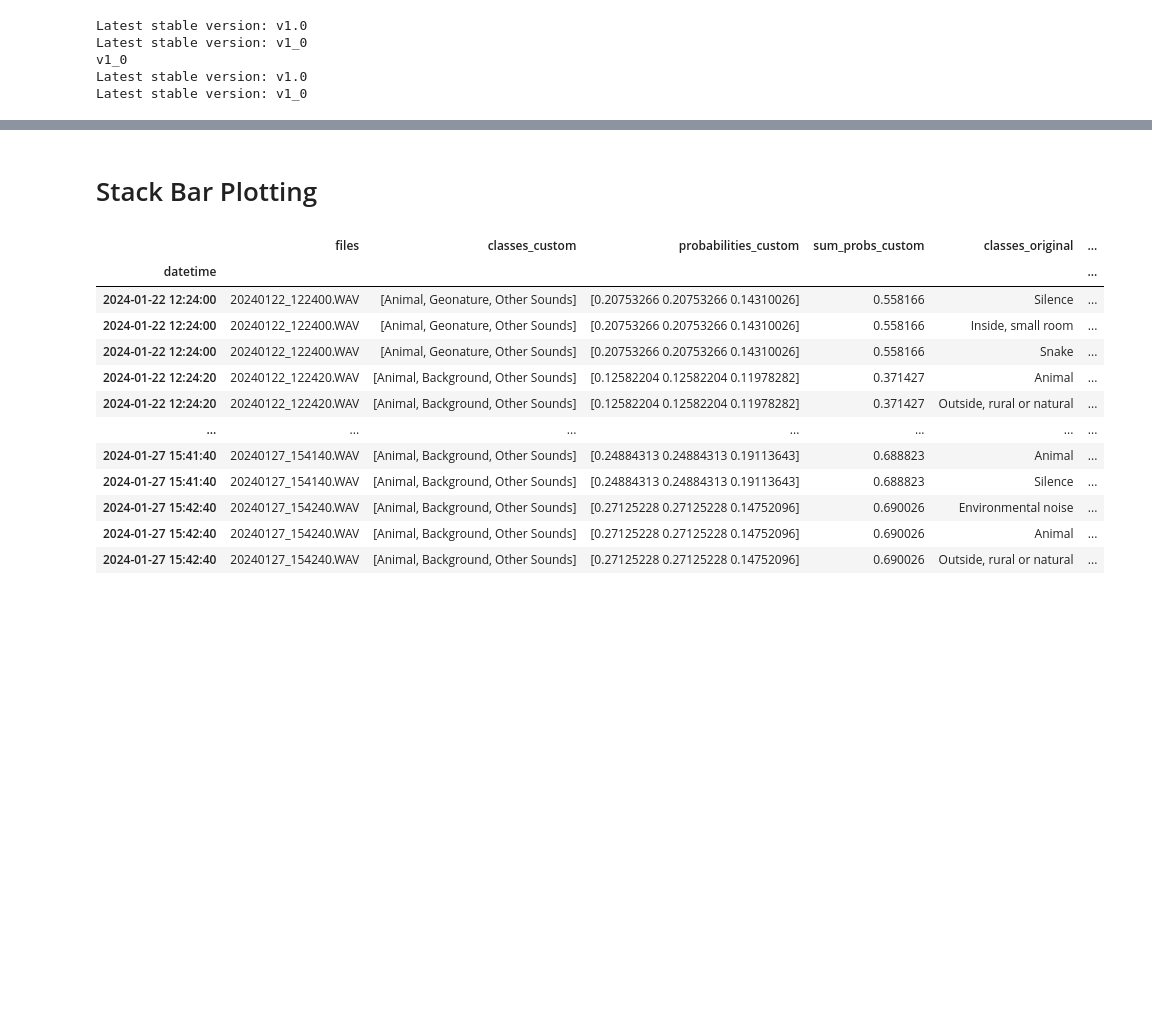
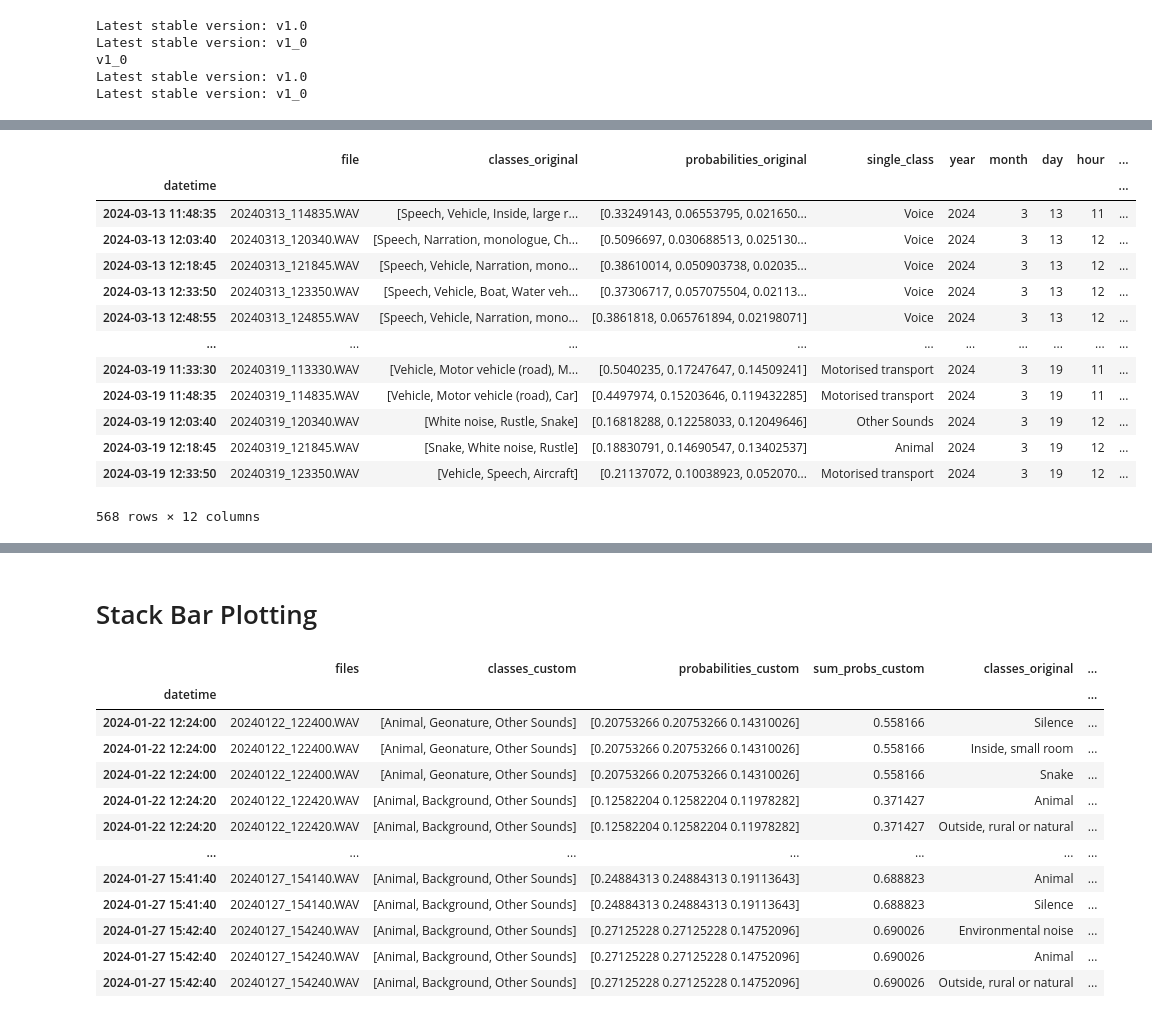
Before and after one commit to aacacustica/Audio_Processing, a Jupyter notebook: AI_Model/Urban_Model/Visualization/predictions_map.ipynb, the cells around one changed output, grey strips where cells are left out. Cells and saved outputs as stored; diff of their text form; code cells hidden in the pictures; blank space fills up the shorter version.

```diff
--- a/AI_Model/Urban_Model/Visualization/predictions_map.ipynb
+++ b/AI_Model/Urban_Model/Visualization/predictions_map.ipynb
@@ -283,3 +308,20 @@ df
+# %%
+df
+# %% [output]
+|  | file | classes_original | probabilities_original | single_class | year | month | day | hour | ... |
+| datetime |  |  |  |  |  |  |  |  | ... |
+| 2024-03-13 11:48:35 | 20240313_114835.WAV | [Speech, Vehicle, Inside, large r... | [0.33249143, 0.06553795, 0.021650... | Voice | 2024 | 3 | 13 | 11 | ... |
+| 2024-03-13 12:03:40 | 20240313_120340.WAV | [Speech, Narration, monologue, Ch... | [0.5096697, 0.030688513, 0.025130... | Voice | 2024 | 3 | 13 | 12 | ... |
+| 2024-03-13 12:18:45 | 20240313_121845.WAV | [Speech, Vehicle, Narration, mono... | [0.38610014, 0.050903738, 0.02035... | Voice | 2024 | 3 | 13 | 12 | ... |
+| 2024-03-13 12:33:50 | 20240313_123350.WAV | [Speech, Vehicle, Boat, Water veh... | [0.37306717, 0.057075504, 0.02113... | Voice | 2024 | 3 | 13 | 12 | ... |
+| 2024-03-13 12:48:55 | 20240313_124855.WAV | [Speech, Vehicle, Narration, mono... | [0.3861818, 0.065761894, 0.02198071] | Voice | 2024 | 3 | 13 | 12 | ... |
+| ... | ... | ... | ... | ... | ... | ... | ... | ... | ... |
+| 2024-03-19 11:33:30 | 20240319_113330.WAV | [Vehicle, Motor vehicle (road), M... | [0.5040235, 0.17247647, 0.14509241] | Motorised transport | 2024 | 3 | 19 | 11 | ... |
+| 2024-03-19 11:48:35 | 20240319_114835.WAV | [Vehicle, Motor vehicle (road), Car] | [0.4497974, 0.15203646, 0.119432285] | Motorised transport | 2024 | 3 | 19 | 11 | ... |
+| 2024-03-19 12:03:40 | 20240319_120340.WAV | [White noise, Rustle, Snake] | [0.16818288, 0.12258033, 0.12049646] | Other Sounds | 2024 | 3 | 19 | 12 | ... |
+| 2024-03-19 12:18:45 | 20240319_121845.WAV | [Snake, White noise, Rustle] | [0.18830791, 0.14690547, 0.13402537] | Animal | 2024 | 3 | 19 | 12 | ... |
+| 2024-03-19 12:33:50 | 20240319_123350.WAV | [Vehicle, Speech, Aircraft] | [0.21137072, 0.10038923, 0.052070... | Motorised transport | 2024 | 3 | 19 | 12 | ... |
+568 rows × 12 columns
 # %%
 df = df.sort_values(by=["year", "month", "fullday"])
 
```
Also changed, not shown: parts of 11 cells of this notebook, 1 other file.
